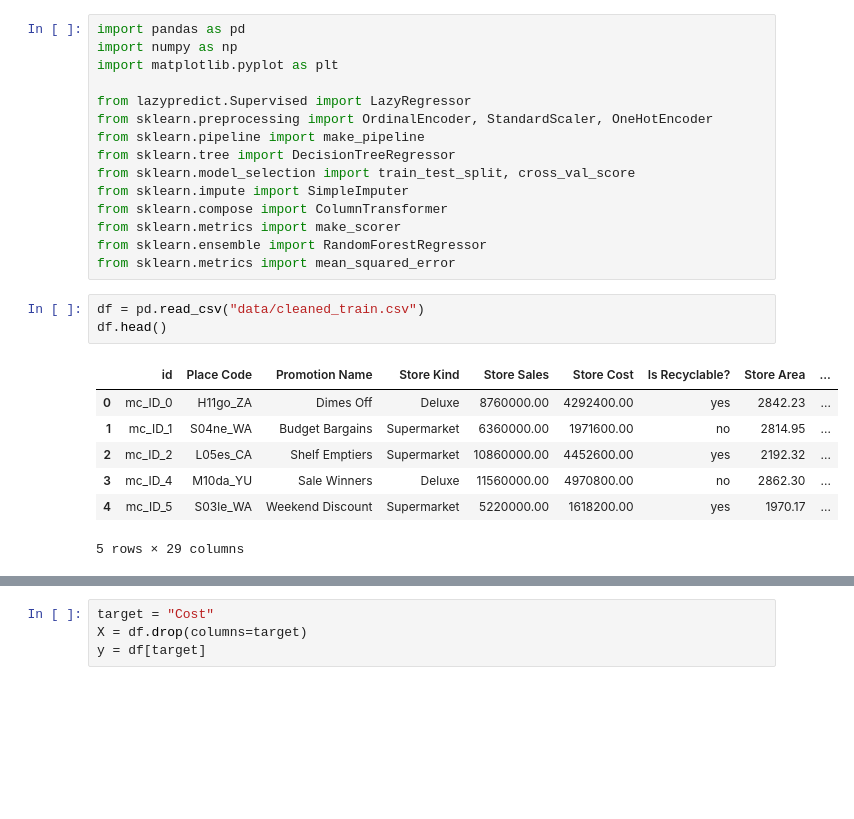
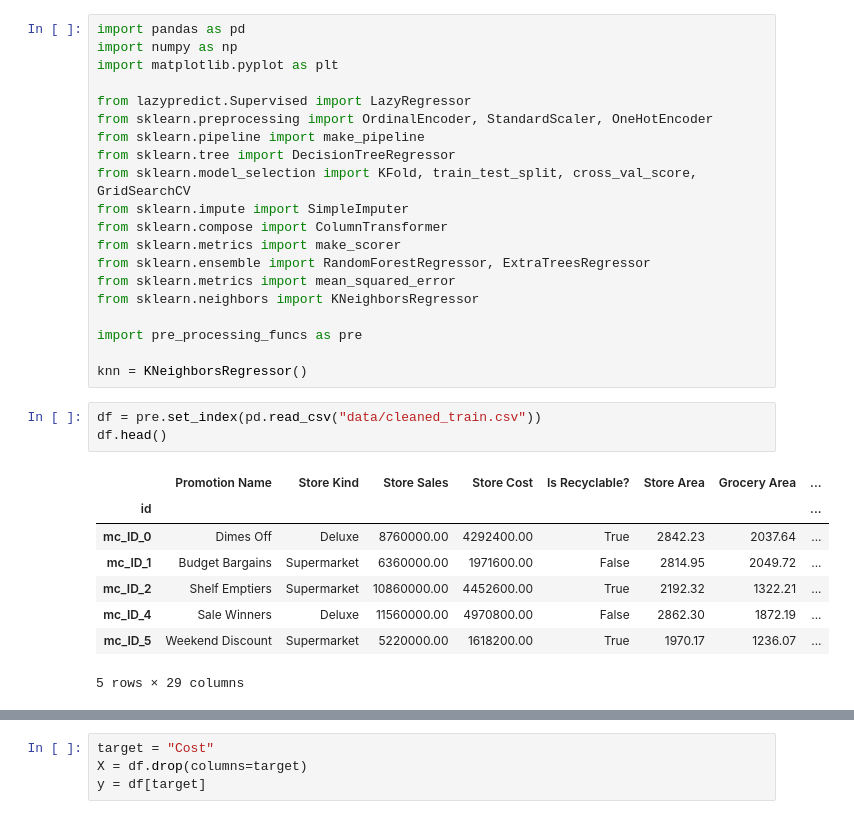
Before and after one commit to kershrita/Predicting-Market-Costs, a Jupyter notebook: model building.ipynb, the cells around one changed output, grey strips where cells are left out. Saved outputs shown, nothing was run; the diff lists cells and outputs as text; blank space fills up the shorter version.

```diff
--- a/model building.ipynb
+++ b/model building.ipynb
@@ -7,20 +7,26 @@ from lazypredict.Supervised import LazyRegressor
 from sklearn.preprocessing import OrdinalEncoder, StandardScaler, OneHotEncoder
 from sklearn.pipeline import make_pipeline
 from sklearn.tree import DecisionTreeRegressor
-from sklearn.model_selection import train_test_split, cross_val_score
+from sklearn.model_selection import KFold, train_test_split, cross_val_score, GridSearchCV
 from sklearn.impute import SimpleImputer
 from sklearn.compose import ColumnTransformer
 from sklearn.metrics import make_scorer
-from sklearn.ensemble import RandomForestRegressor
+from sklearn.ensemble import RandomForestRegressor, ExtraTreesRegressor
 from sklearn.metrics import mean_squared_error
+from sklearn.neighbors import KNeighborsRegressor
+
+import pre_processing_funcs as pre
+
+knn = KNeighborsRegressor()
 # %%
-df = pd.read_csv("data/cleaned_train.csv")
+df = pre.set_index(pd.read_csv("data/cleaned_train.csv"))
 df.head()
 # %% [output]
-|  | id | Place Code | Promotion Name | Store Kind | Store Sales | Store Cost | Is Recyclable? | Store Area | ... |
-| 0 | mc_ID_0 | H11go_ZA | Dimes Off | Deluxe | 8760000.00 | 4292400.00 | yes | 2842.23 | ... |
-| 1 | mc_ID_1 | S04ne_WA | Budget Bargains | Supermarket | 6360000.00 | 1971600.00 | no | 2814.95 | ... |
-| 2 | mc_ID_2 | L05es_CA | Shelf Emptiers | Supermarket | 10860000.00 | 4452600.00 | yes | 2192.32 | ... |
-| 3 | mc_ID_4 | M10da_YU | Sale Winners | Deluxe | 11560000.00 | 4970800.00 | no | 2862.30 | ... |
-| 4 | mc_ID_5 | S03le_WA | Weekend Discount | Supermarket | 5220000.00 | 1618200.00 | yes | 1970.17 | ... |
+|  | Promotion Name | Store Kind | Store Sales | Store Cost | Is Recyclable? | Store Area | Grocery Area | ... |
+| id |  |  |  |  |  |  |  | ... |
+| mc_ID_0 | Dimes Off | Deluxe | 8760000.00 | 4292400.00 | True | 2842.23 | 2037.64 | ... |
+| mc_ID_1 | Budget Bargains | Supermarket | 6360000.00 | 1971600.00 | False | 2814.95 | 2049.72 | ... |
+| mc_ID_2 | Shelf Emptiers | Supermarket | 10860000.00 | 4452600.00 | True | 2192.32 | 1322.21 | ... |
+| mc_ID_4 | Sale Winners | Deluxe | 11560000.00 | 4970800.00 | False | 2862.30 | 1872.19 | ... |
+| mc_ID_5 | Weekend Discount | Supermarket | 5220000.00 | 1618200.00 | True | 1970.17 | 1236.07 | ... |
 5 rows × 29 columns
```
Also changed, not shown: parts of 31 cells of this notebook, 2 other files.
